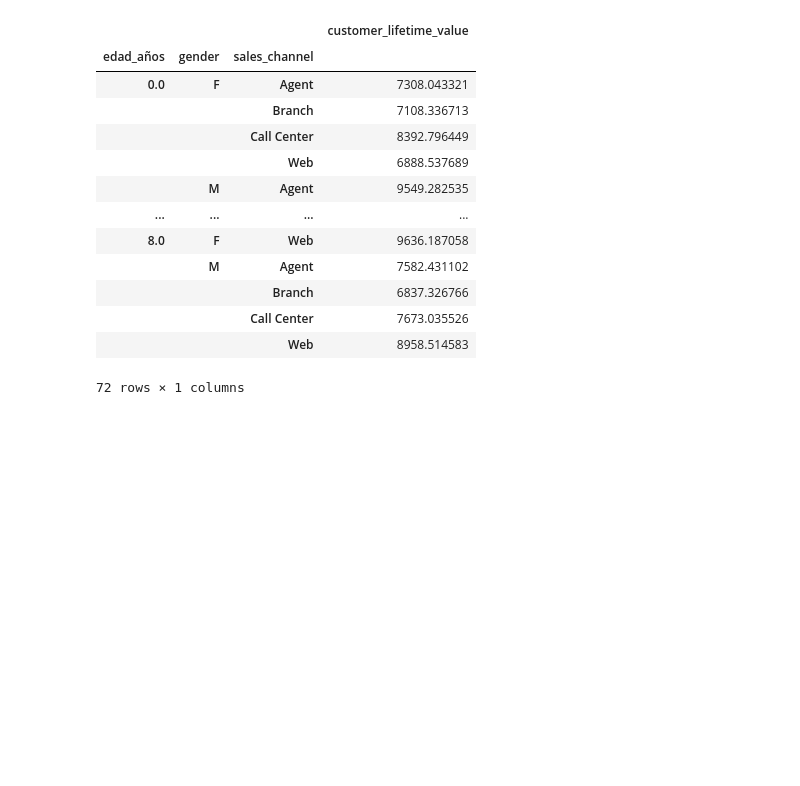
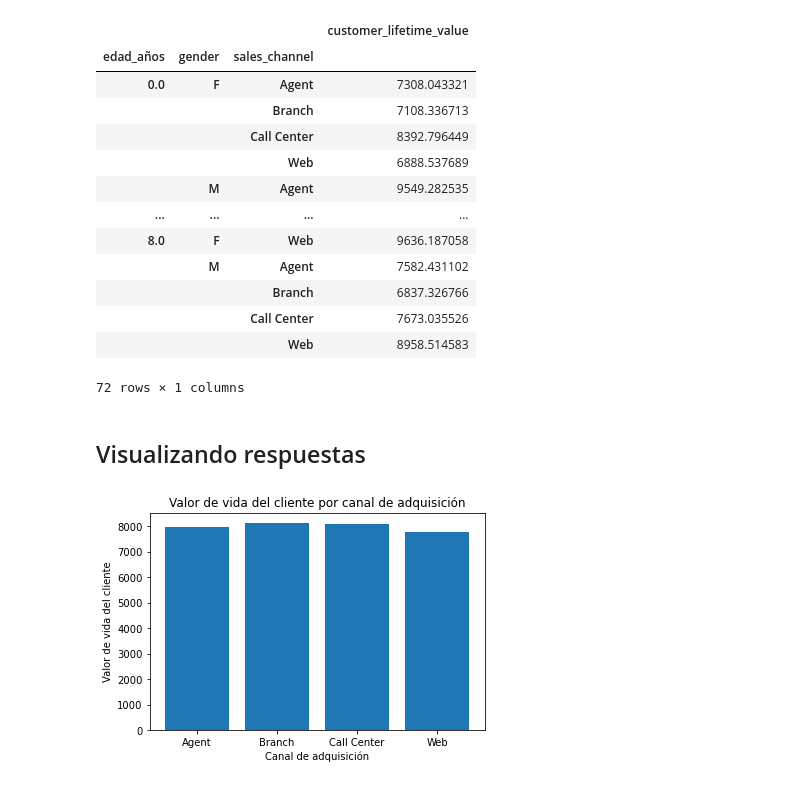
Before and after one commit to GammaTechData/Challenge-4_Real_business_case, a Jupyter notebook: main.ipynb, the cells around one changed output. Saved outputs shown, nothing was run; the diff lists cells and outputs as text; code cells hidden in the pictures; blank space fills up the shorter version.

```diff
--- a/main.ipynb
+++ b/main.ipynb
@@ -298,3 +310,14 @@ Valor de vida del cliente vs edad, sexo y canal de adquisición:
 |  |  | Call Center | 7673.035526 |
 |  |  | Web | 8958.514583 |
 72 rows × 1 columns
+# %% [markdown]
+## Visualizando respuestas
+# %%
+# Gráfico de barras para valor de vida por canal de adquisición
+plt.bar(valor_vida_por_canal.index, valor_vida_por_canal['customer_lifetime_value'])
+plt.xlabel('Canal de adquisición')
+plt.ylabel('Valor de vida del cliente')
+plt.title('Valor de vida del cliente por canal de adquisición')
+plt.show()
+# %% [output]
+[figure, added]
```
Also changed, not shown: parts of 12 cells of this notebook.
